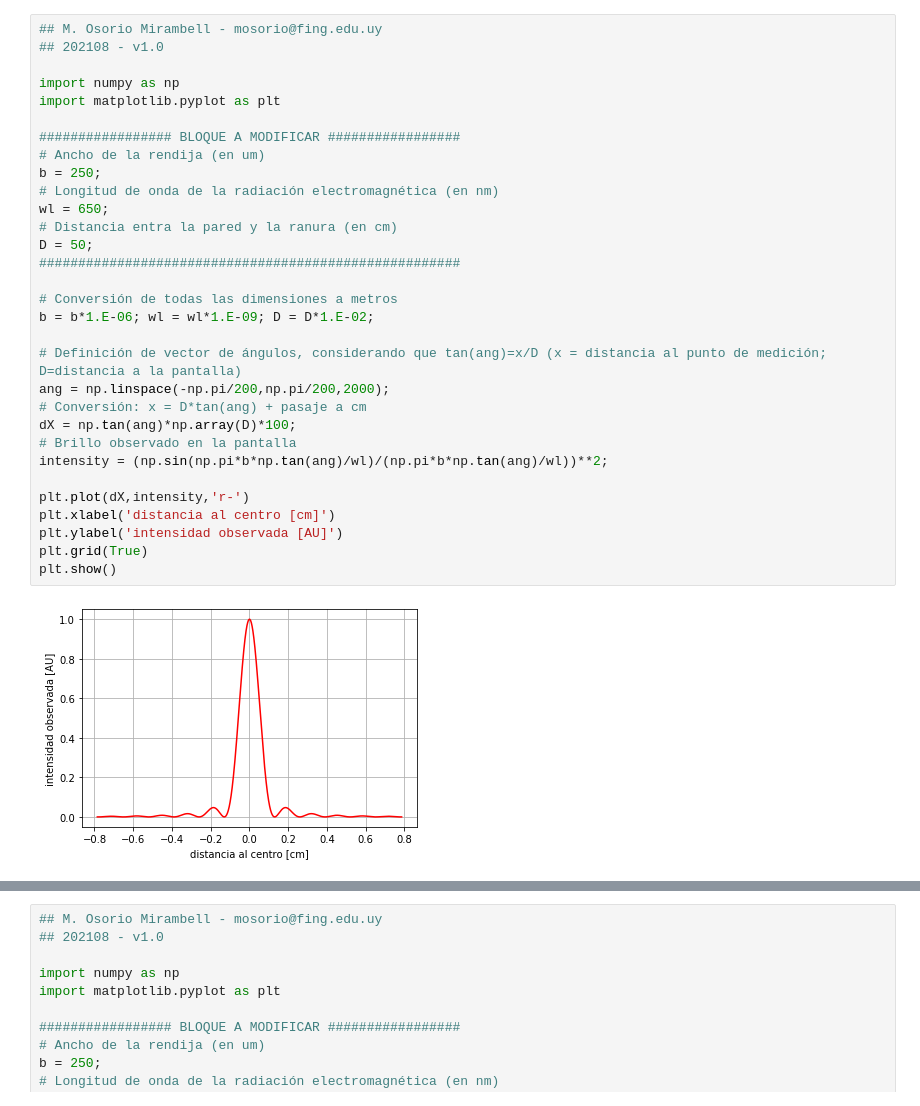
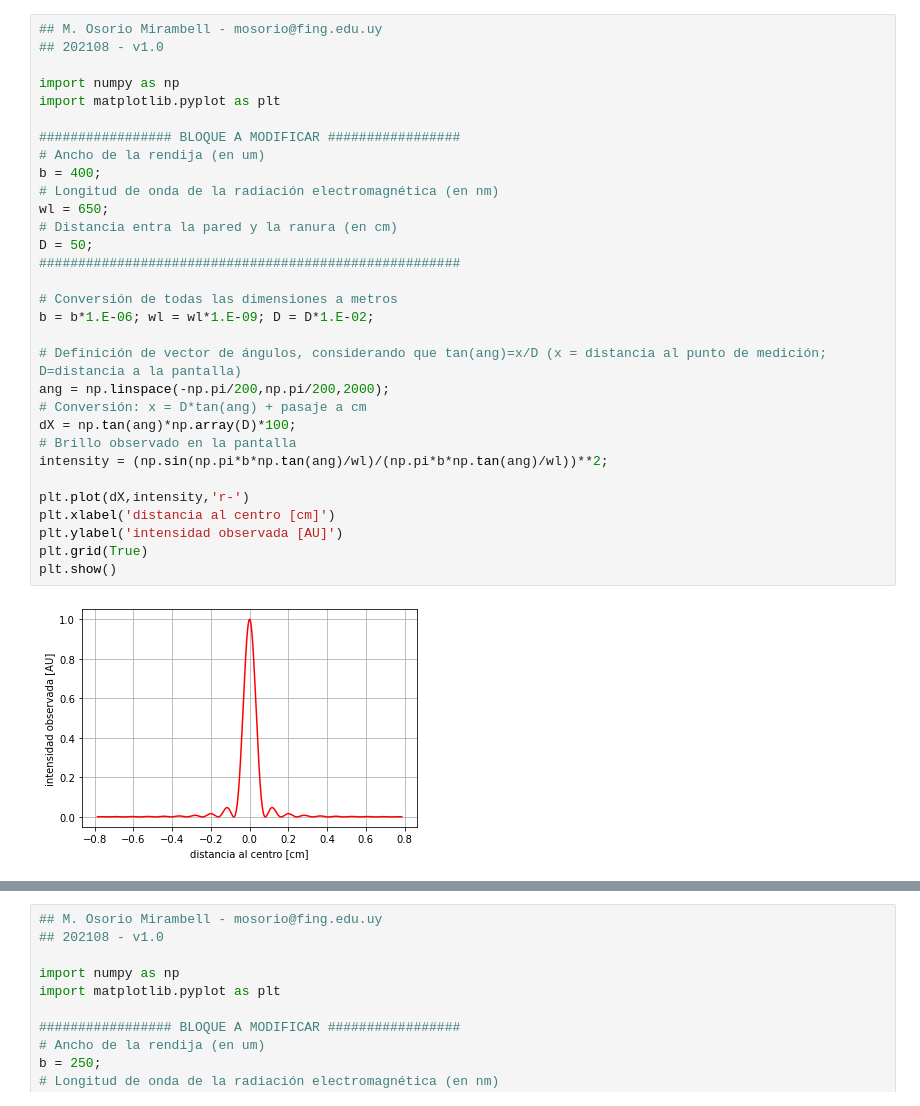
Before and after one commit to matusuy/FisExp, a Jupyter notebook: Diffraction.ipynb, the cells around one changed output, grey strips where cells are left out. Drawn from its saved outputs; the diff is of its cells as text.

```diff
--- a/Diffraction.ipynb
+++ b/Diffraction.ipynb
@@ -46,35 +46,35 @@ El siguiente script permite simular la intensidad observada, variando el ancho d
 ## M. Osorio Mirambell - mosorio@fing.edu.uy
 ## 202108 - v1.0
 
 import numpy as np
 import matplotlib.pyplot as plt
 
 ################# BLOQUE A MODIFICAR #################
 # Ancho de la rendija (en um)
-b = 250;
+b = 400;
 # Longitud de onda de la radiación electromagnética (en nm)
 wl = 650;
 # Distancia entra la pared y la ranura (en cm)
 D = 50;
 ######################################################
 
 # Conversión de todas las dimensiones a metros
 b = b*1.E-06; wl = wl*1.E-09; D = D*1.E-02;
 
 # Definición de vector de ángulos, considerando que tan(ang)=x/D (x = distancia al punto de medición; D=distancia a la pantalla)
 ang = np.linspace(-np.pi/200,np.pi/200,2000);
 # Conversión: x = D*tan(ang) + pasaje a cm
 dX = np.tan(ang)*np.array(D)*100;
 # Brillo observado en la pantalla
 intensity = (np.sin(np.pi*b*np.tan(ang)/wl)/(np.pi*b*np.tan(ang)/wl))**2;
 
 plt.plot(dX,intensity,'r-')
 plt.xlabel('distancia al centro [cm]')
 plt.ylabel('intensidad observada [AU]')
 plt.grid(True)
 plt.show()
 # %% [output]
-[figure, old version]
+[figure, new version]
 # %% [markdown]
 ## Difracción por una red
 
```
Also changed, not shown: 4 other files.
